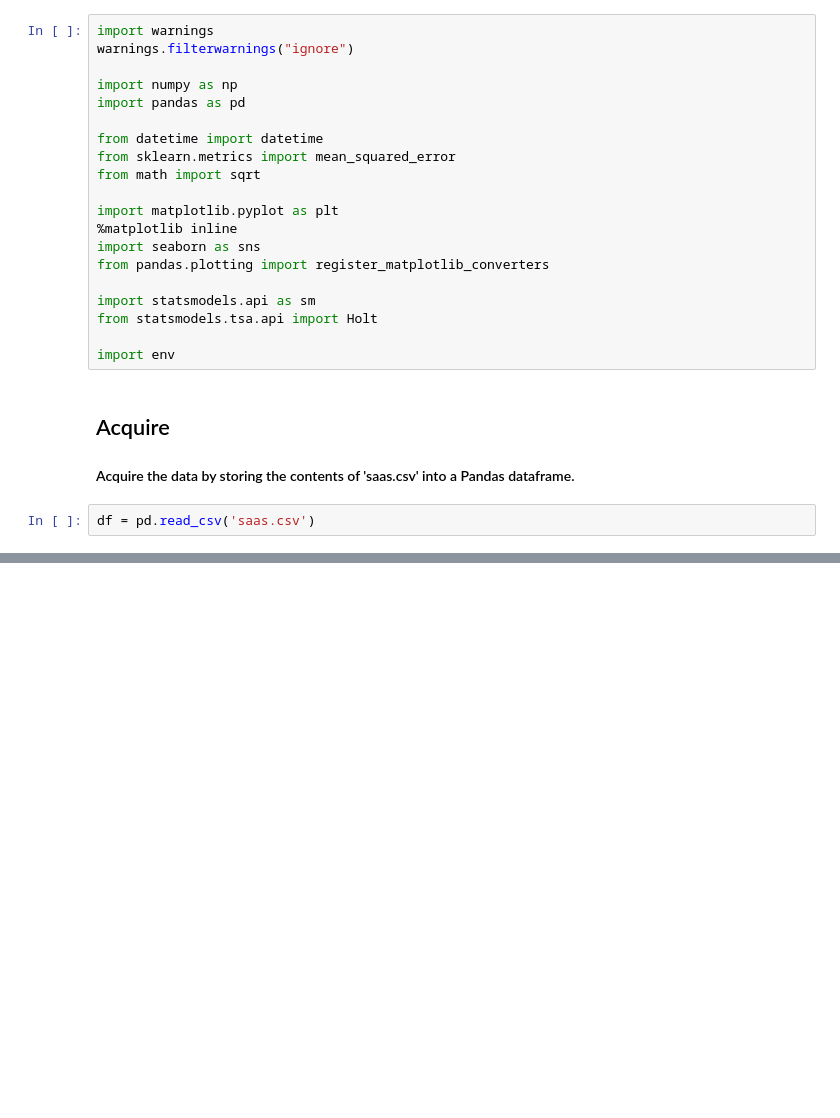
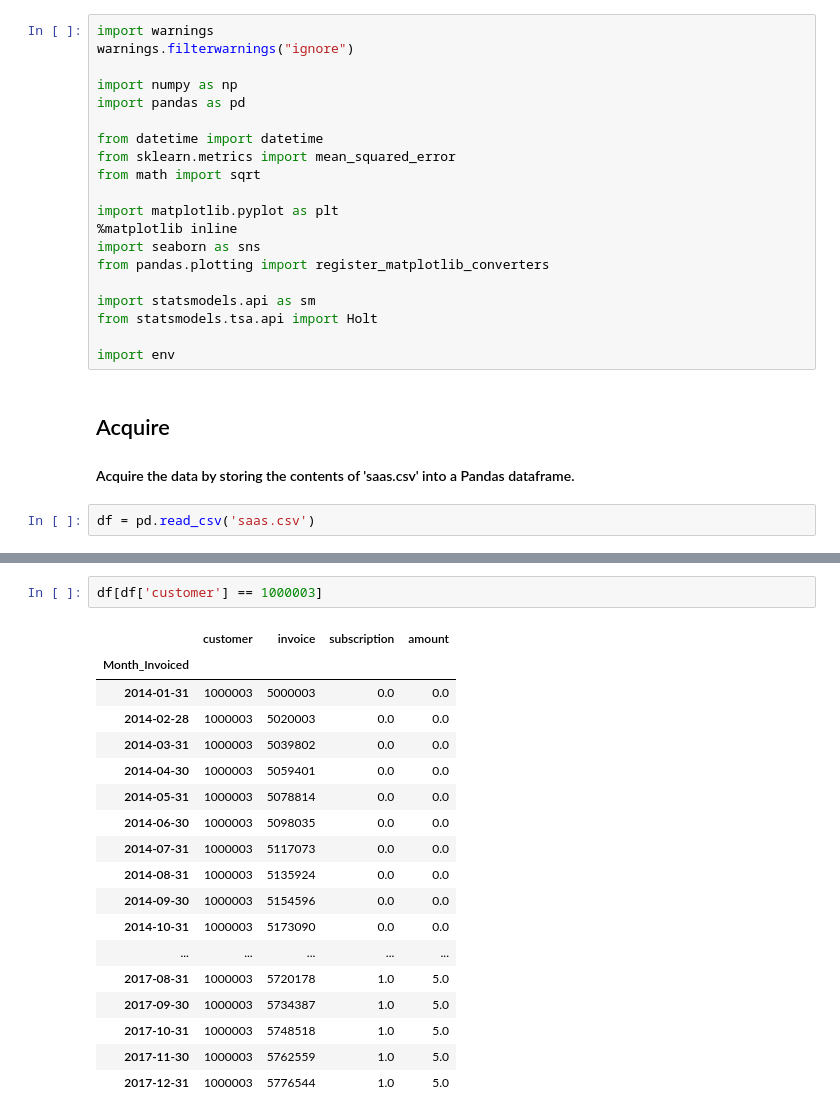
Before and after one commit to brentschriver/time-series-exercises, a Jupyter notebook: model.ipynb, the cells around one changed output, grey strips where cells are left out. Saved outputs shown, nothing was run; the diff lists cells and outputs as text; blank space fills up the shorter version.

```diff
--- a/model.ipynb
+++ b/model.ipynb
@@ -42,0 +136,21 @@ df
+# %%
+df[df['customer'] == 1000003]
+# %% [output]
+|  | customer | invoice | subscription | amount |
+| Month_Invoiced |  |  |  |  |
+| 2014-01-31 | 1000003 | 5000003 | 0.0 | 0.0 |
+| 2014-02-28 | 1000003 | 5020003 | 0.0 | 0.0 |
+| 2014-03-31 | 1000003 | 5039802 | 0.0 | 0.0 |
+| 2014-04-30 | 1000003 | 5059401 | 0.0 | 0.0 |
+| 2014-05-31 | 1000003 | 5078814 | 0.0 | 0.0 |
+| 2014-06-30 | 1000003 | 5098035 | 0.0 | 0.0 |
+| 2014-07-31 | 1000003 | 5117073 | 0.0 | 0.0 |
+| 2014-08-31 | 1000003 | 5135924 | 0.0 | 0.0 |
+| 2014-09-30 | 1000003 | 5154596 | 0.0 | 0.0 |
+| 2014-10-31 | 1000003 | 5173090 | 0.0 | 0.0 |
+| ... | ... | ... | ... | ... |
+| 2017-08-31 | 1000003 | 5720178 | 1.0 | 5.0 |
+| 2017-09-30 | 1000003 | 5734387 | 1.0 | 5.0 |
+| 2017-10-31 | 1000003 | 5748518 | 1.0 | 5.0 |
+| 2017-11-30 | 1000003 | 5762559 | 1.0 | 5.0 |
+| 2017-12-31 | 1000003 | 5776544 | 1.0 | 5.0 |
```
Also changed, not shown: parts of 21 cells of this notebook, 1 other file.
